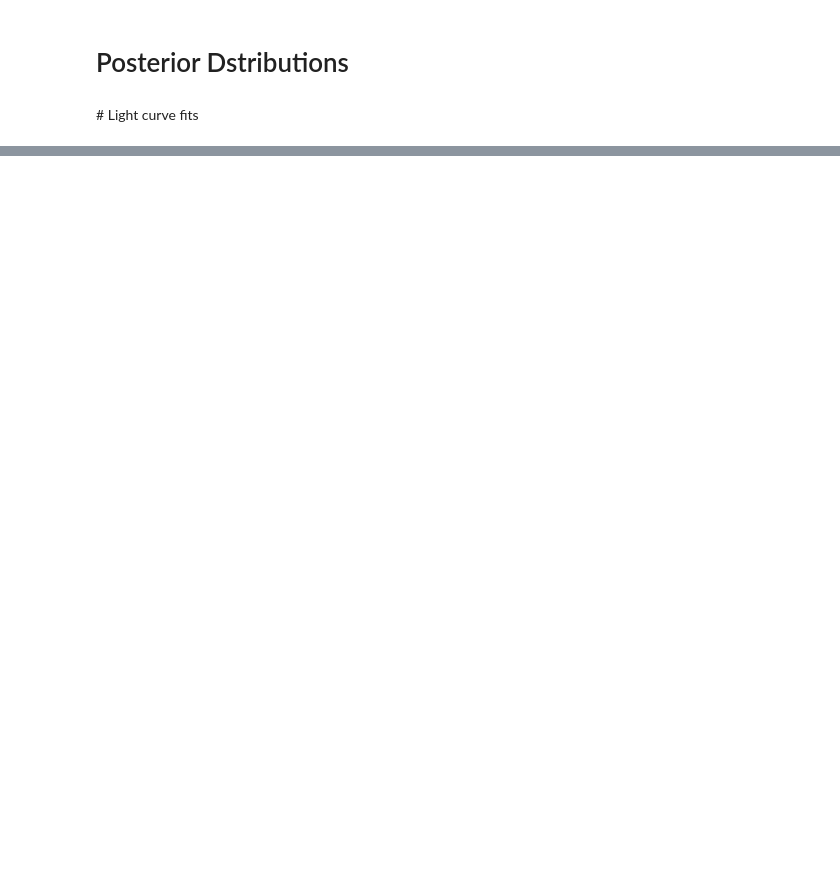
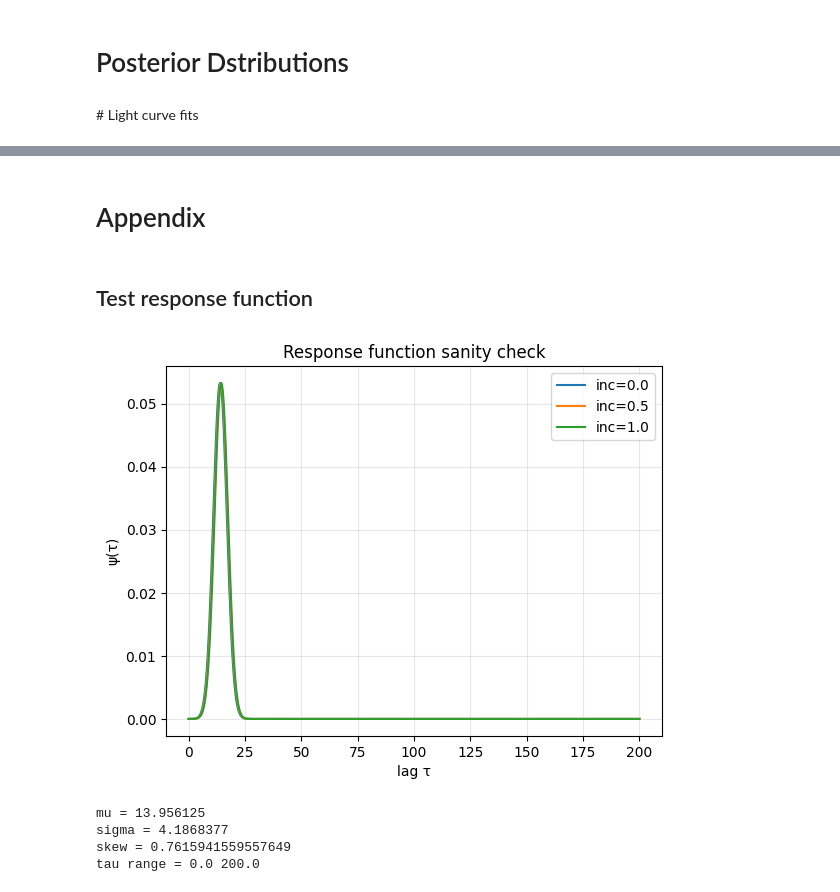
Before and after one commit to drds1/echofit, a Jupyter notebook: notebooks/demo.ipynb, the cells around one changed output, grey strips where cells are left out. Drawn from its saved outputs; the diff is of its cells as text; code cells hidden in the pictures; blank space fills up the shorter version.

```diff
--- a/notebooks/demo.ipynb
+++ b/notebooks/demo.ipynb
@@ -39,0 +72,51 @@ fit.plot_lightcurves()
+# %% [markdown]
+# Appendix
+# %% [markdown]
+## Test response function
+# %%
+import numpy as np
+import matplotlib.pyplot as plt
+
+from echofit.forward_model import build_response_function, lag_scaling
+
+tau_grid = np.linspace(0, 200, 500)
+
+M_BH = 1e8  # fixed mass
+
+log_mdot = 1.0
+wavelength = 5000.0
+
+for inc in [0.0, 0.5, 1.0]:
+
+    psi = build_response_function(
+        tau_grid,
+        log_mdot,
+        wavelength,
+        inc,
+        M_BH,
+    )
+
+    plt.plot(tau_grid, psi, label=f"inc={inc}")
+
+plt.xlabel("lag τ")
+plt.ylabel("ψ(τ)")
+plt.title("Response function sanity check")
+plt.legend()
+plt.grid(alpha=0.3)
+plt.show()
+
+mu = lag_scaling(log_mdot, wavelength, M_BH)
+
+sigma = 0.3 * mu
+skew = np.tanh(inc)
+
+print("mu =", mu)
+print("sigma =", sigma)
+print("skew =", skew)
+print("tau range =", tau_grid.min(), tau_grid.max())
+# %% [output]
+[figure, added]
+mu = 13.956125
+sigma = 4.1868377
+skew = 0.7615941559557649
+tau range = 0.0 200.0
```
Also changed, not shown: parts of 12 cells of this notebook, 18 other files.
